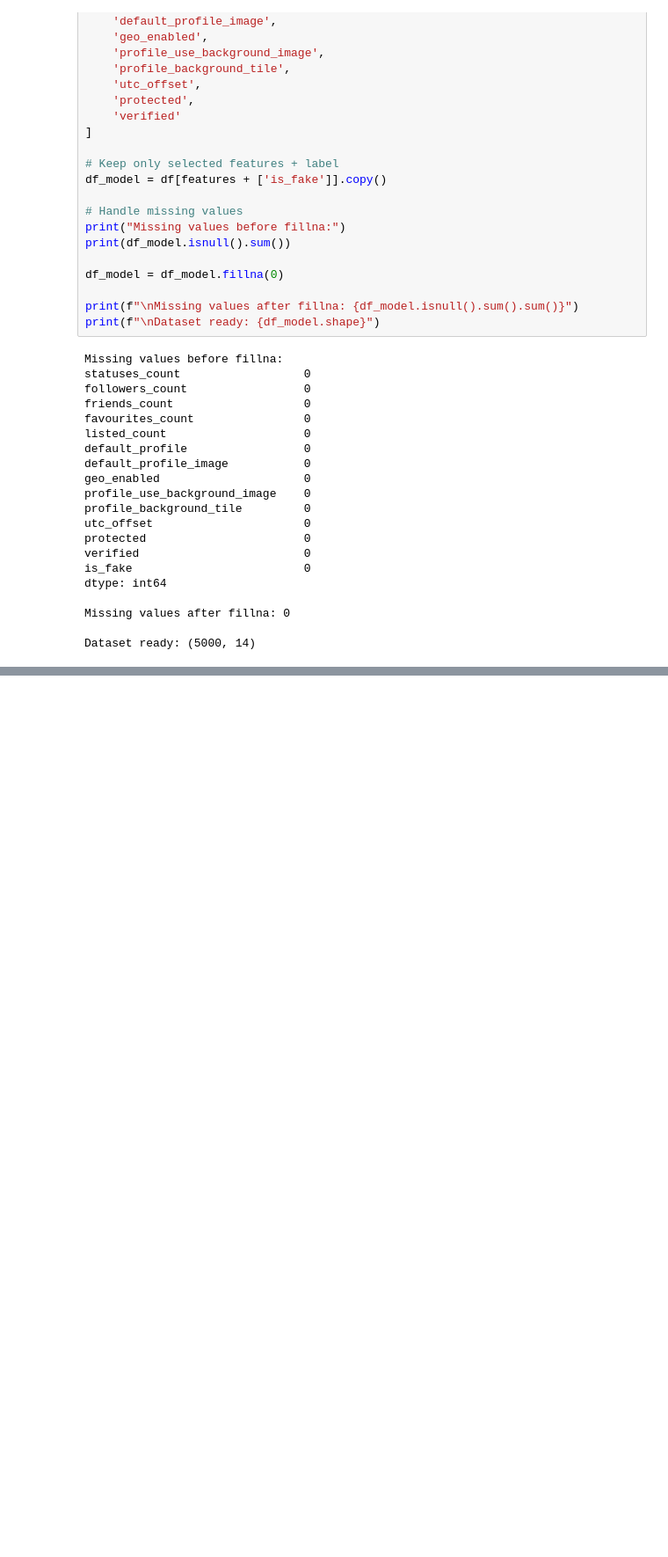
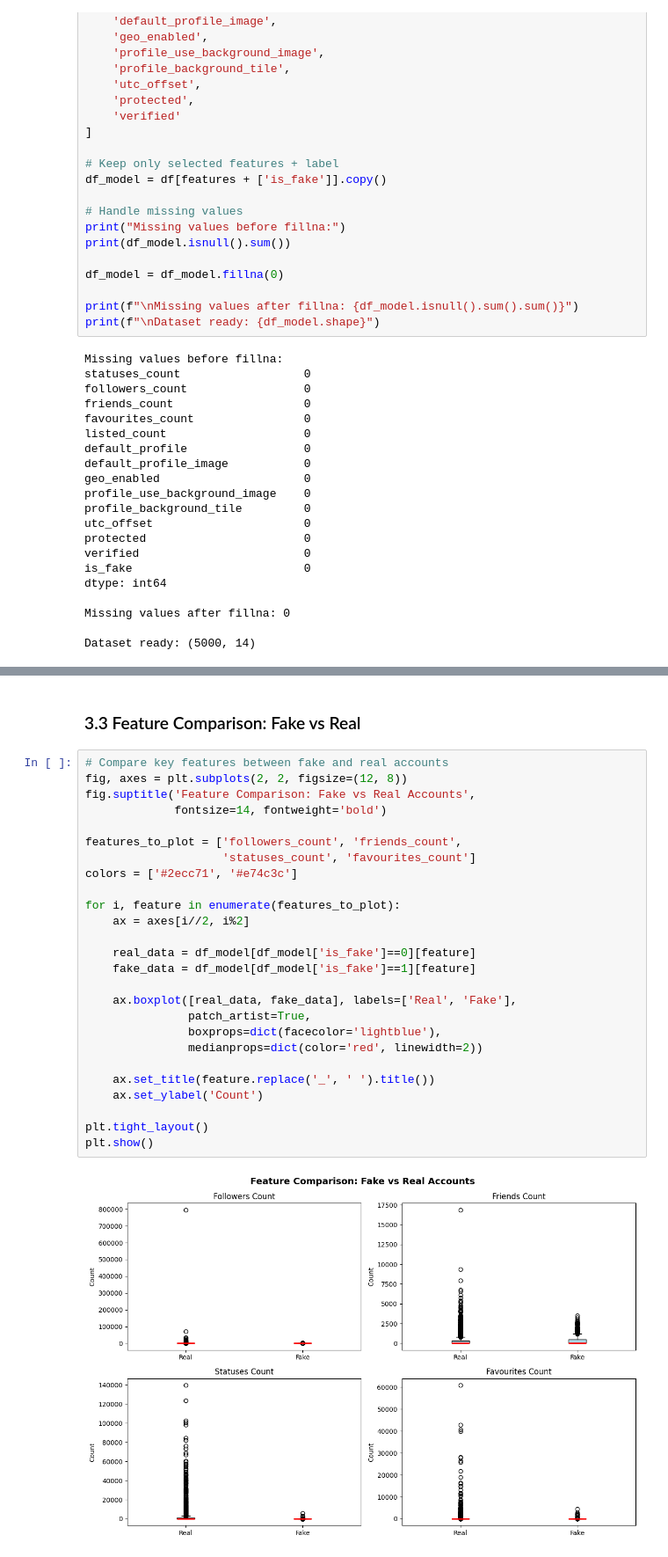
Before and after one commit to mannk013/FakeAccountDetector, a Jupyter notebook: FakeAccountDetector.ipynb, the cells around one changed output, grey strips where cells are left out. Shown at 88% size. Saved outputs shown, nothing was run; the diff lists cells and outputs as text; blank space fills up the shorter version.

Commit message:
Explore data

```diff
--- a/FakeAccountDetector.ipynb
+++ b/FakeAccountDetector.ipynb
@@ -118,0 +160,30 @@ Dataset ready: (5000, 14)
+# %% [markdown]
+### 3.3 Feature Comparison: Fake vs Real
+# %%
+# Compare key features between fake and real accounts
+fig, axes = plt.subplots(2, 2, figsize=(12, 8))
+fig.suptitle('Feature Comparison: Fake vs Real Accounts',
+             fontsize=14, fontweight='bold')
+
+features_to_plot = ['followers_count', 'friends_count',
+                    'statuses_count', 'favourites_count']
+colors = ['#2ecc71', '#e74c3c']
+
+for i, feature in enumerate(features_to_plot):
+    ax = axes[i//2, i%2]
+
+    real_data = df_model[df_model['is_fake']==0][feature]
+    fake_data = df_model[df_model['is_fake']==1][feature]
+
+    ax.boxplot([real_data, fake_data], labels=['Real', 'Fake'],
+               patch_artist=True,
+               boxprops=dict(facecolor='lightblue'),
+               medianprops=dict(color='red', linewidth=2))
+
+    ax.set_title(feature.replace('_', ' ').title())
+    ax.set_ylabel('Count')
+
+plt.tight_layout()
+plt.show()
+# %% [output]
+[figure, added]
```
Also changed, not shown: parts of 10 cells of this notebook.
